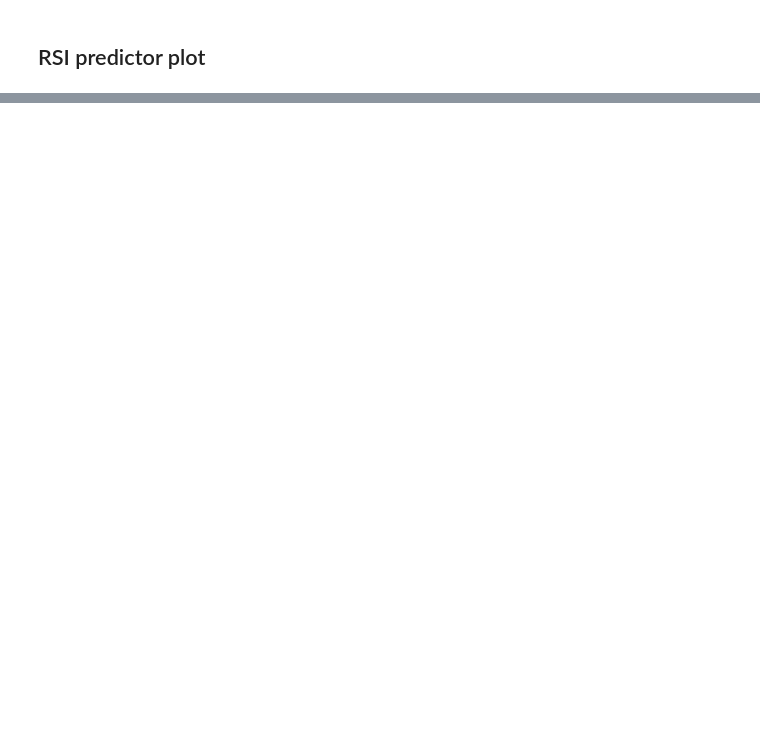
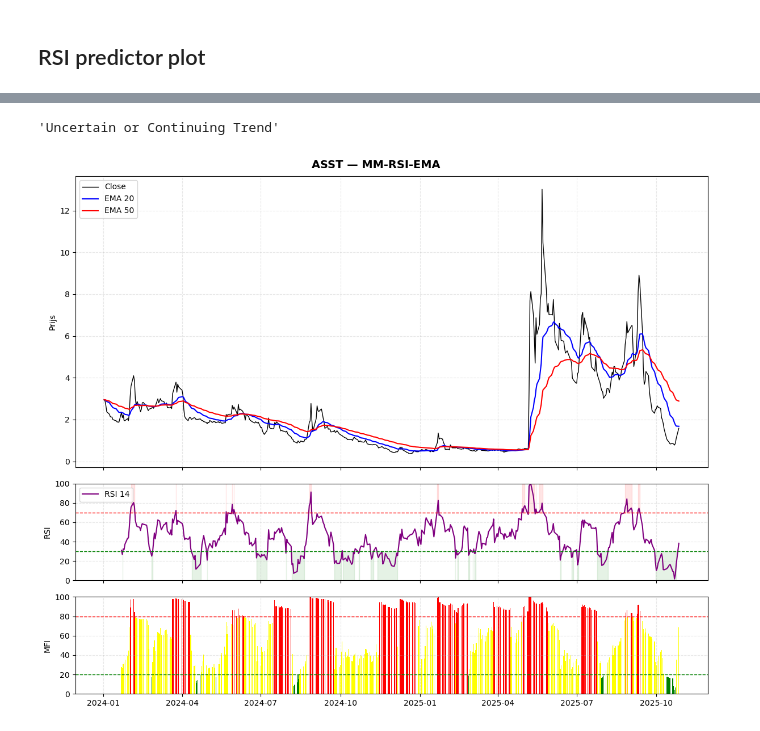
Before and after one commit to Nicootje/stock-predictor, a Jupyter notebook: notebooks/Beurs.ipynb, the cells around one changed output, grey strips where cells are left out. Cells and saved outputs as stored; diff of their text form; code cells hidden in the pictures; blank space fills up the shorter version.

```diff
--- a/notebooks/Beurs.ipynb
+++ b/notebooks/Beurs.ipynb
@@ -166,0 +108,9 @@ NameError: name 'argrelextrema' is not defined
+# %%
+from src.tryout import assess_trend
+df_rebound_test = df
+if isinstance(df_rebound_test.columns, pd.MultiIndex):
+    df_rebound_test.columns = [col[0] for col in df_rebound_test.columns]
+
+assess_trend(df_rebound_test, start_plot_date, rsi_period=rsi_period, periods=periods, plot=False)
+# %% [output]
+'Uncertain or Continuing Trend'
@@ -166,0 +179,4 @@ NameError: name 'argrelextrema' is not defined
+# %%
+plot_mm_rsi_ema(df, ticker, start_plot_date)
+# %% [output]
+[figure, added]
```
Also changed, not shown: parts of 10 cells of this notebook.
